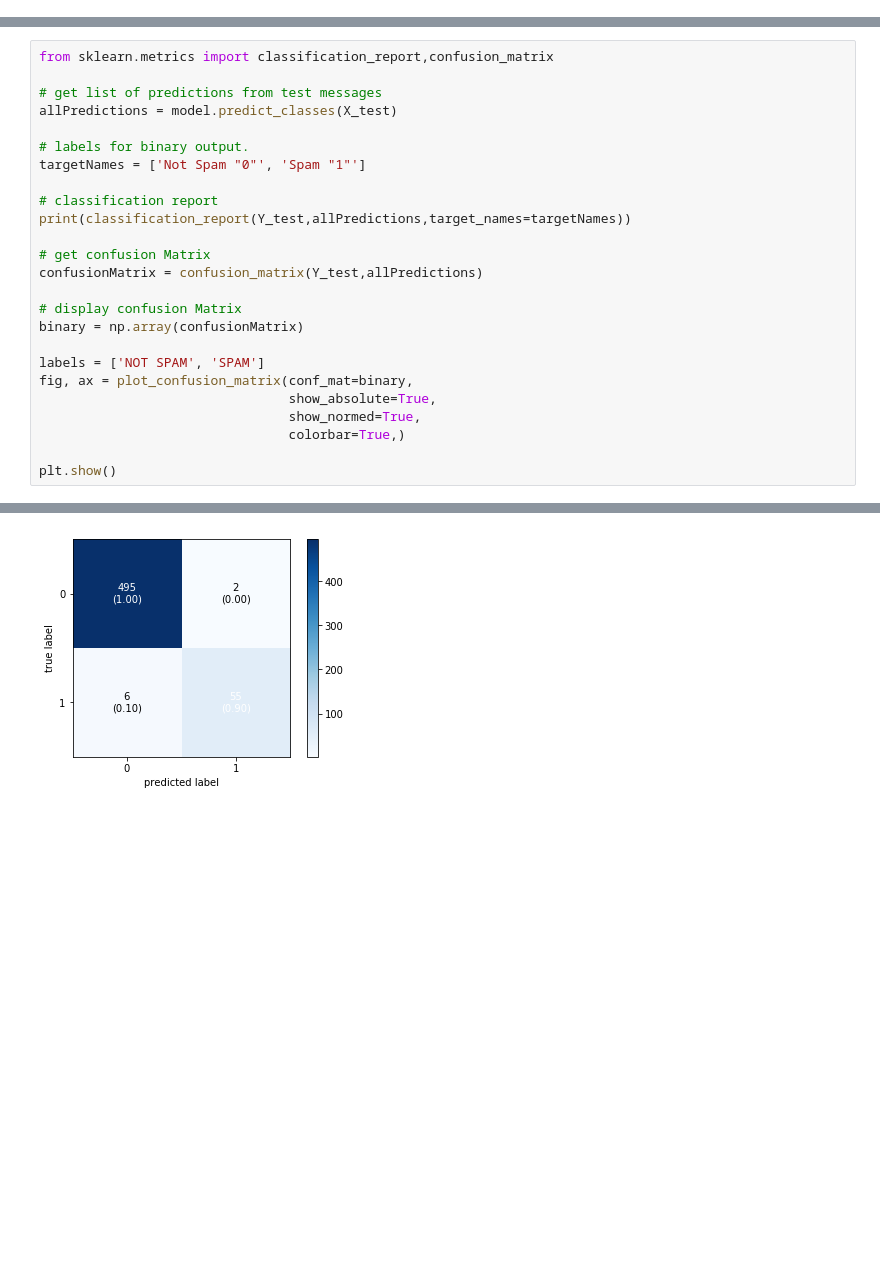
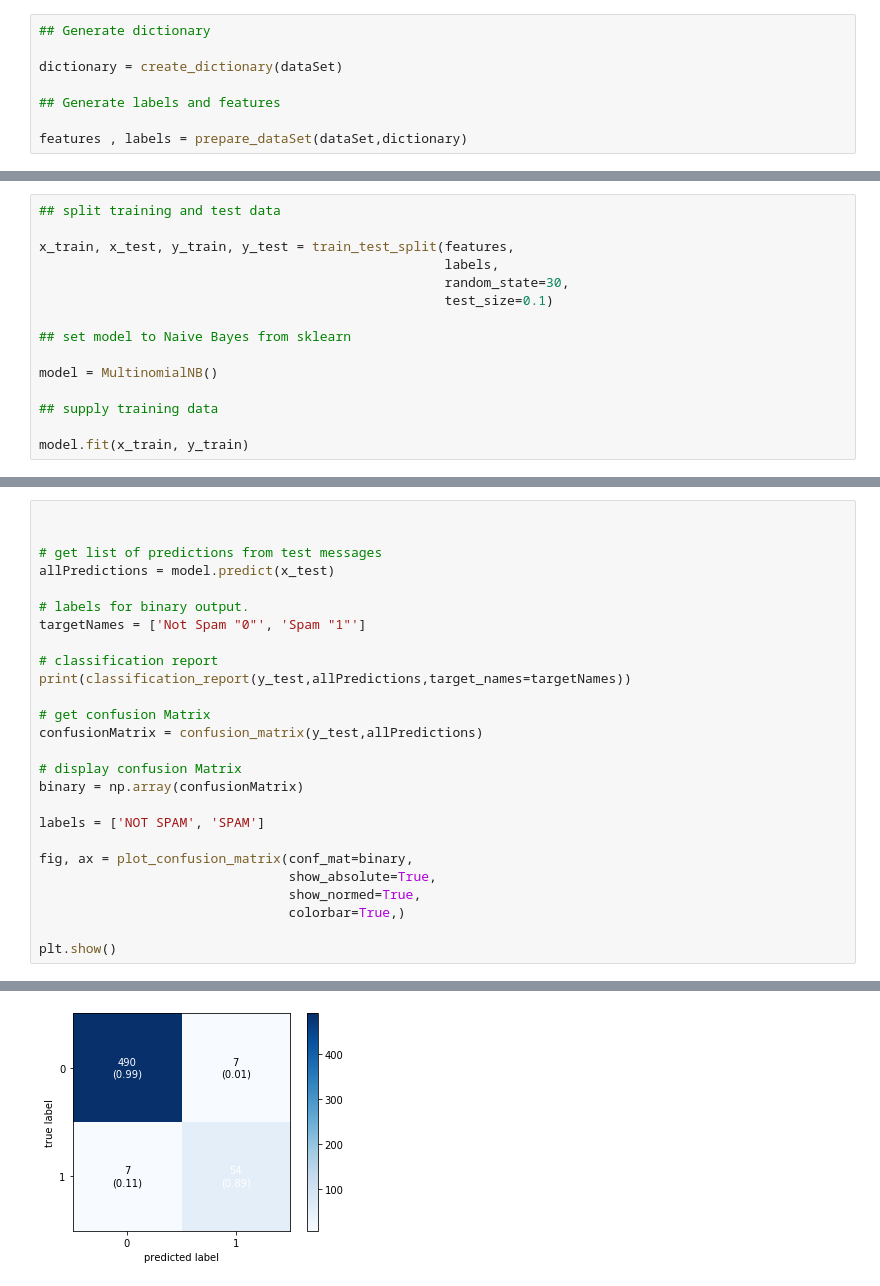
Before and after one commit to TTomasz90/Spam-Filter-Neural-Net, a Jupyter notebook: Spam_Filter_(Neural_Net).ipynb, the cells around one changed output, grey strips where cells are left out. Drawn from its saved outputs; the diff is of its cells as text; blank space fills up the shorter version.

```diff
--- a/Spam_Filter_(Neural_Net).ipynb
+++ b/Spam_Filter_(Neural_Net).ipynb
@@ -188,0 +152,8 @@ Plotting ROC curve: https://scikit-learn.org/stable/auto_examples/model_selectio
+# %%
+## Generate dictionary
+
+dictionary = create_dictionary(dataSet)
+
+## Generate labels and features
+
+features , labels = prepare_dataSet(dataSet,dictionary)
@@ -188,0 +166,15 @@ Plotting ROC curve: https://scikit-learn.org/stable/auto_examples/model_selectio
+# %%
+## split training and test data
+
+x_train, x_test, y_train, y_test = train_test_split(features,
+                                                    labels,
+                                                    random_state=30,
+                                                    test_size=0.1)
+
+## set model to Naive Bayes from sklearn
+
+model = MultinomialNB()
+
+## supply training data
+
+model.fit(x_train, y_train)
@@ -189,22 +185,23 @@ Plotting ROC curve: https://scikit-learn.org/stable/auto_examples/model_selectio
 # %%
-from sklearn.metrics import classification_report,confusion_matrix
+
 
 # get list of predictions from test messages
-allPredictions = model.predict_classes(X_test)
+allPredictions = model.predict(x_test)
 
 # labels for binary output.
 targetNames = ['Not Spam "0"', 'Spam "1"']
 
 # classification report
-print(classification_report(Y_test,allPredictions,target_names=targetNames))
+print(classification_report(y_test,allPredictions,target_names=targetNames))
 
 # get confusion Matrix
-confusionMatrix = confusion_matrix(Y_test,allPredictions)
+confusionMatrix = confusion_matrix(y_test,allPredictions)
 
 # display confusion Matrix
 binary = np.array(confusionMatrix)
 
 labels = ['NOT SPAM', 'SPAM']
+
 fig, ax = plot_confusion_matrix(conf_mat=binary,
                                 show_absolute=True,
                                 show_normed=True,
@@ -223 +220 @@ weighted avg       0.99      0.99      0.99       558
-[figure, old version]
+[figure, new version]
```
Also changed, not shown: parts of 35 cells of this notebook.
